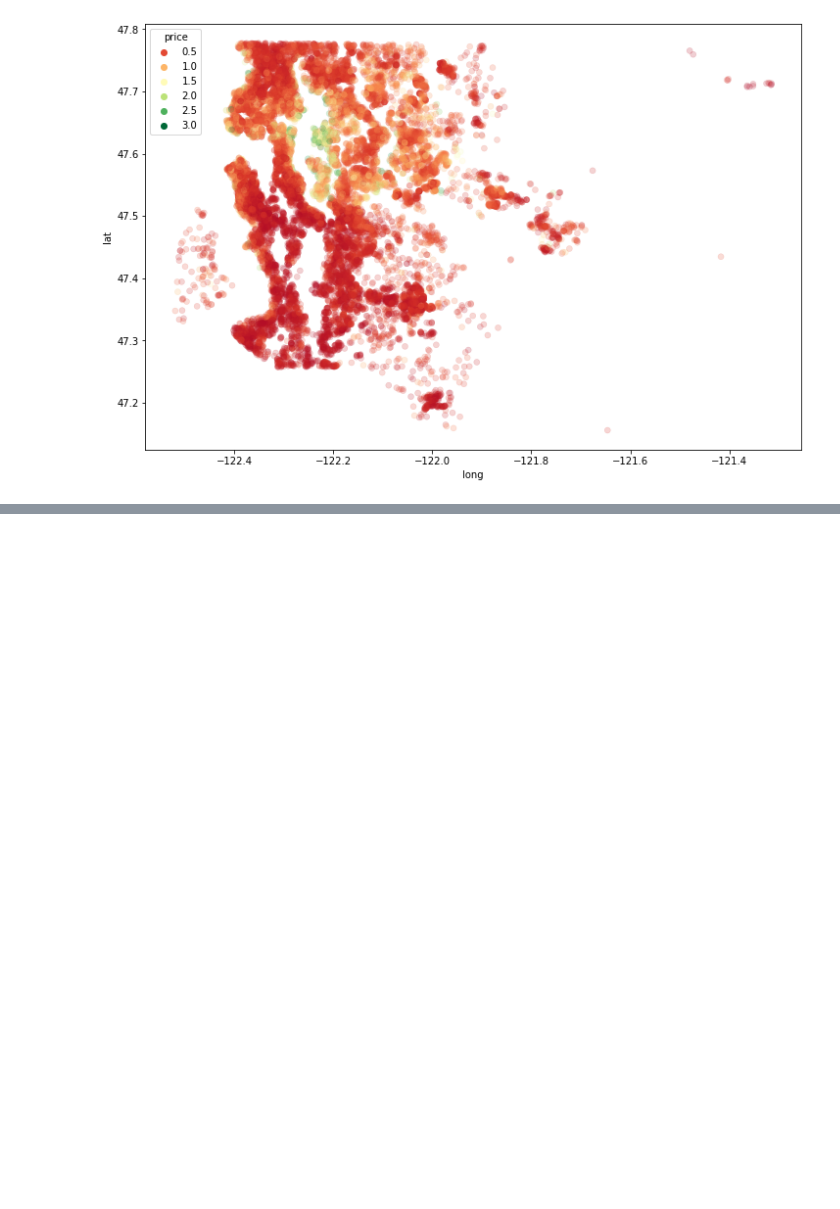
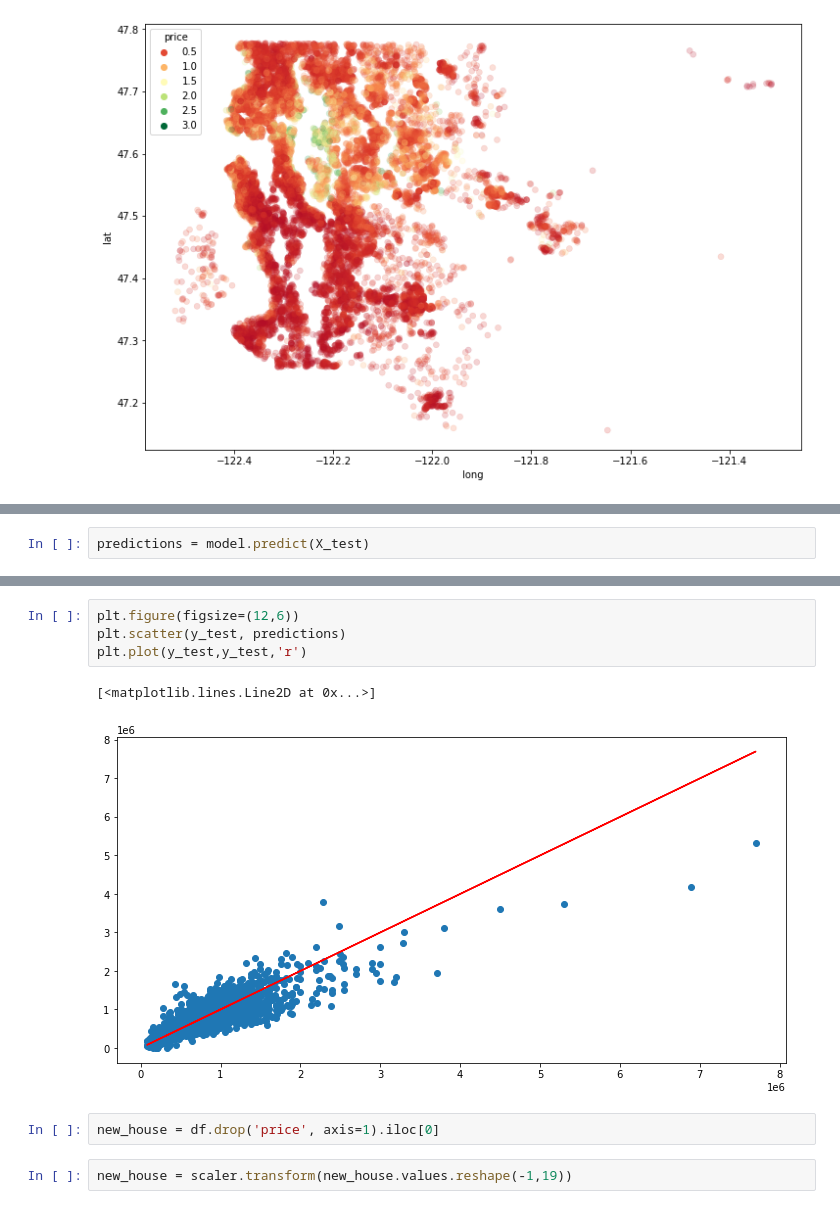
Before and after one commit to MaciejTeleon/TensorFlow, a Jupyter notebook: House_prices.ipynb, the cells around one changed output, grey strips where cells are left out. Drawn from its saved outputs; the diff is of its cells as text; blank space fills up the shorter version.

```diff
--- a/House_prices.ipynb
+++ b/House_prices.ipynb
@@ -141,0 +322,2 @@ sns.scatterplot(x='long', y='lat', data=df_cut, hue='price', edgecolor = None, a
+# %%
+predictions = model.predict(X_test)
@@ -141,0 +336,11 @@ sns.scatterplot(x='long', y='lat', data=df_cut, hue='price', edgecolor = None, a
+# %%
+plt.figure(figsize=(12,6))
+plt.scatter(y_test, predictions)
+plt.plot(y_test,y_test,'r')
+# %% [output]
+[<matplotlib.lines.Line2D at 0x...>]
+[figure, added]
+# %%
+new_house = df.drop('price', axis=1).iloc[0]
+# %%
+new_house = scaler.transform(new_house.values.reshape(-1,19))
```
Also changed, not shown: parts of 33 cells of this notebook.
